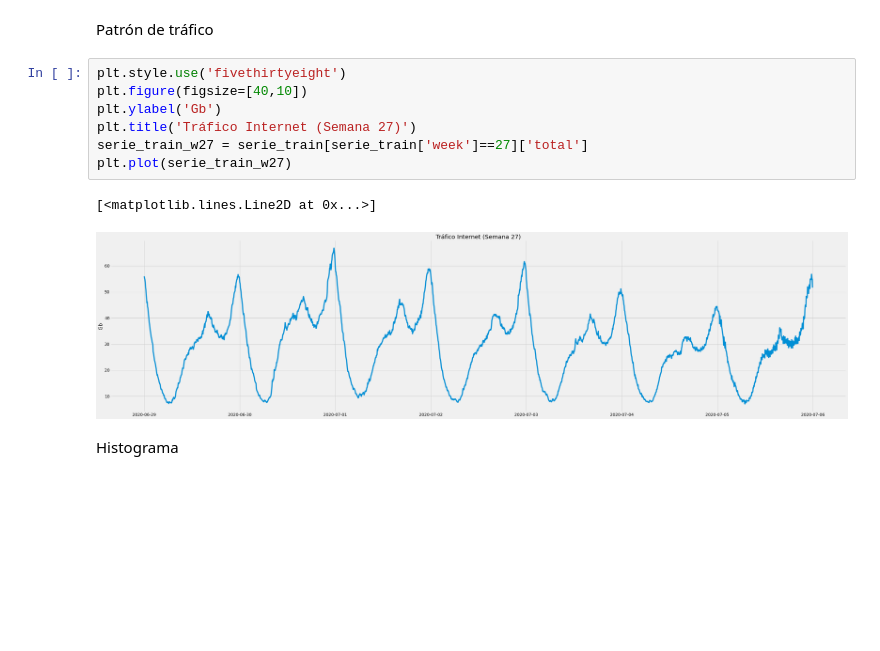
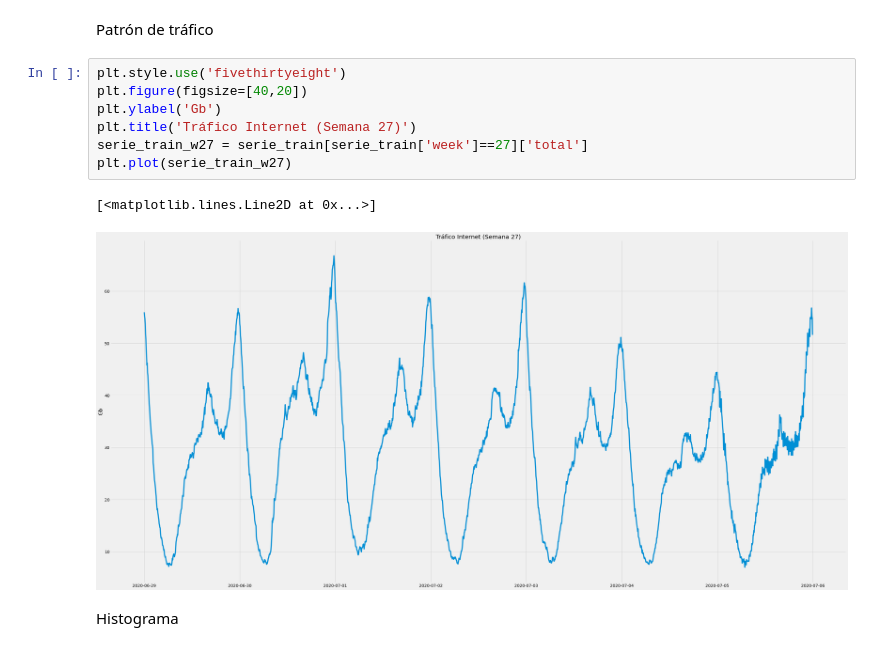
Before and after one commit to MMenino/11MBIG_TFM, a Jupyter notebook: EDA.ipynb, the cells around one changed output. Saved outputs shown, nothing was run; the diff lists cells and outputs as text; blank space fills up the shorter version.

```diff
--- a/EDA.ipynb
+++ b/EDA.ipynb
@@ -129,14 +127,14 @@ serie_test.tail()
 Patrón de tráfico
 # %%
 plt.style.use('fivethirtyeight')
-plt.figure(figsize=[40,10])
+plt.figure(figsize=[40,20])
 plt.ylabel('Gb')
 plt.title('Tráfico Internet (Semana 27)')
 serie_train_w27 = serie_train[serie_train['week']==27]['total']
 plt.plot(serie_train_w27)
 # %% [output]
 [<matplotlib.lines.Line2D at 0x...>]
-[figure, old version]
+[figure, new version]
 # %% [markdown]
 Histograma
 # %%
```
Also changed, not shown: parts of 8 cells of this notebook.
